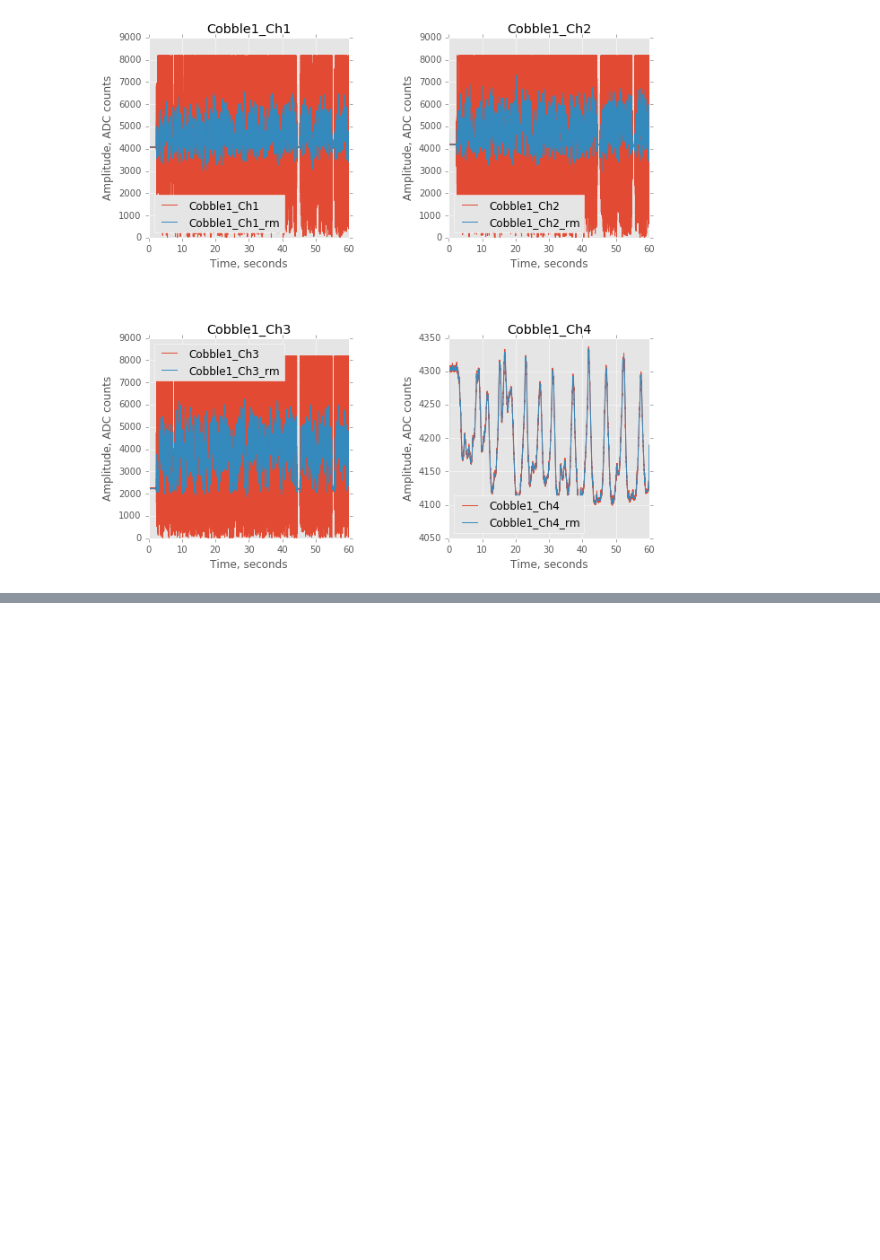
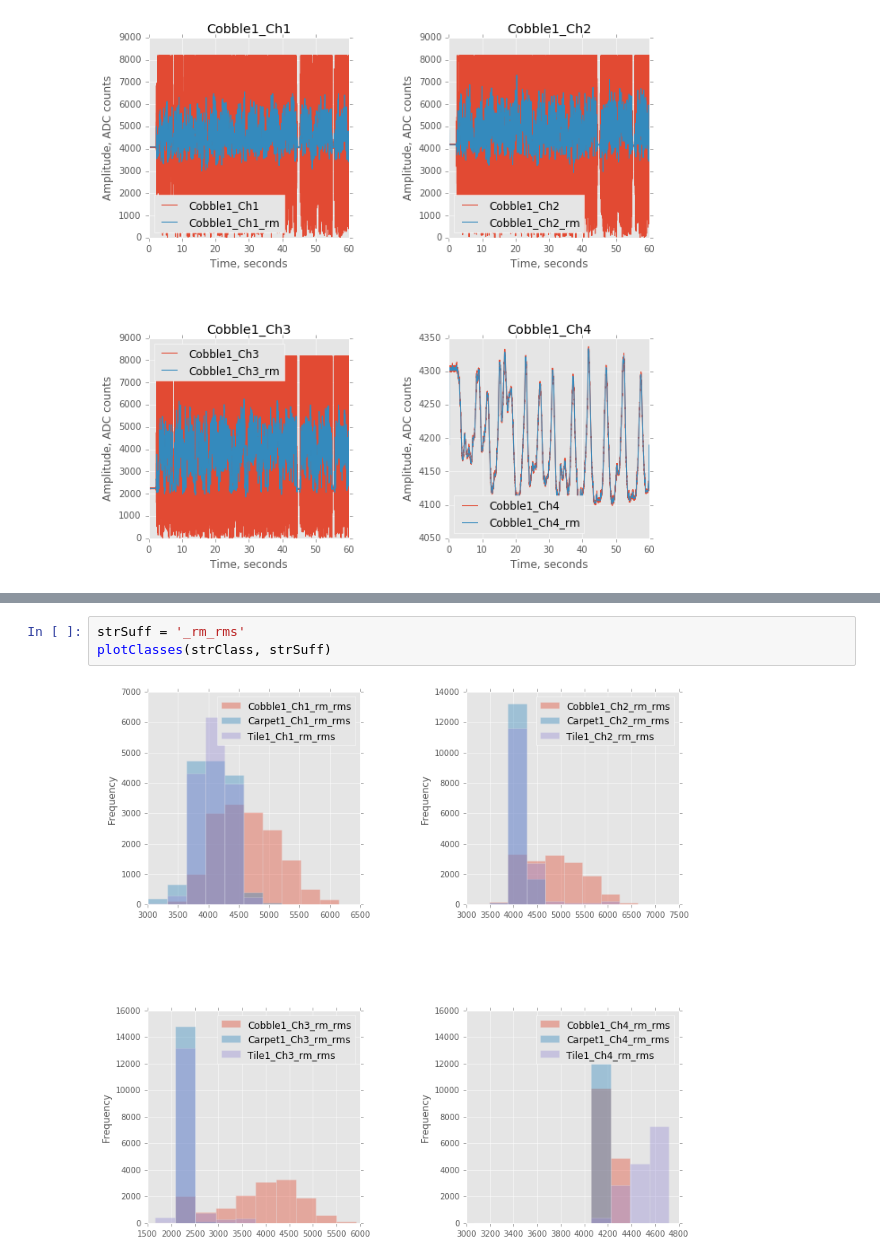
Before and after one commit to MoreCoffee12/AccelPlot, a Jupyter notebook: PythonScripts/ExploratoryAnalysis.ipynb, the cells around one changed output, grey strips where cells are left out. Drawn from its saved outputs; the diff is of its cells as text; blank space fills up the shorter version.

```diff
--- a/PythonScripts/ExploratoryAnalysis.ipynb
+++ b/PythonScripts/ExploratoryAnalysis.ipynb
@@ -243,3 +253,8 @@ plotClasses(strClass1, strClass2)
+# %%
+strSuff = '_rm_rms'
+plotClasses(strClass, strSuff)
+# %% [output]
+[figure, added]
 # %%
 strChannel = 'Ch1'
 plotCorrChannel(strChannel)
```
Also changed, not shown: parts of 16 cells of this notebook.
